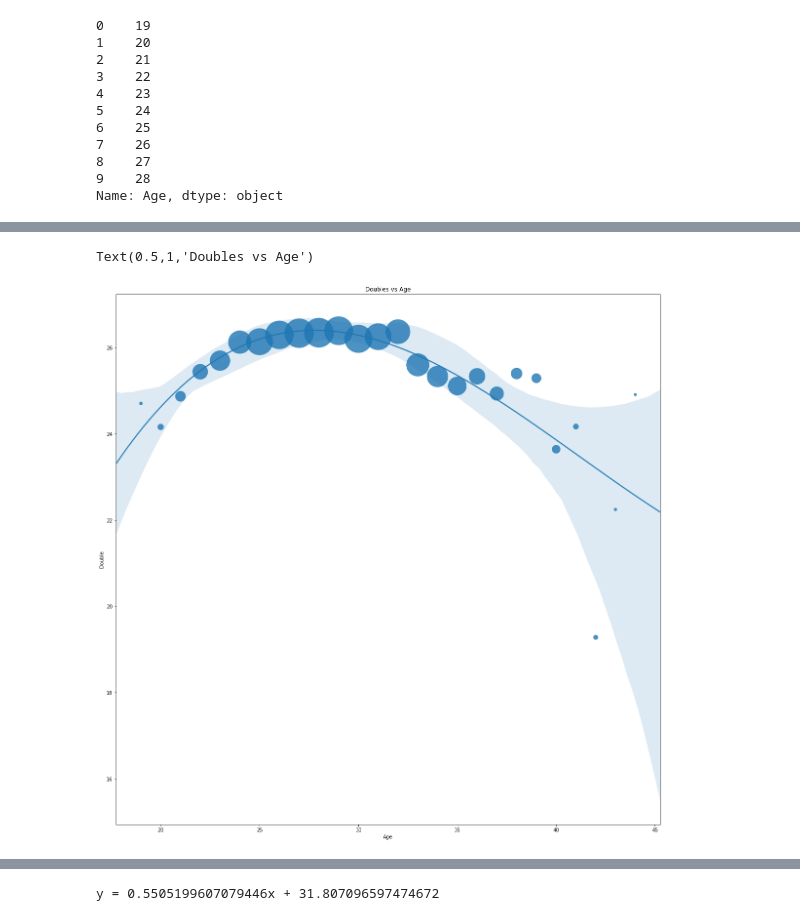
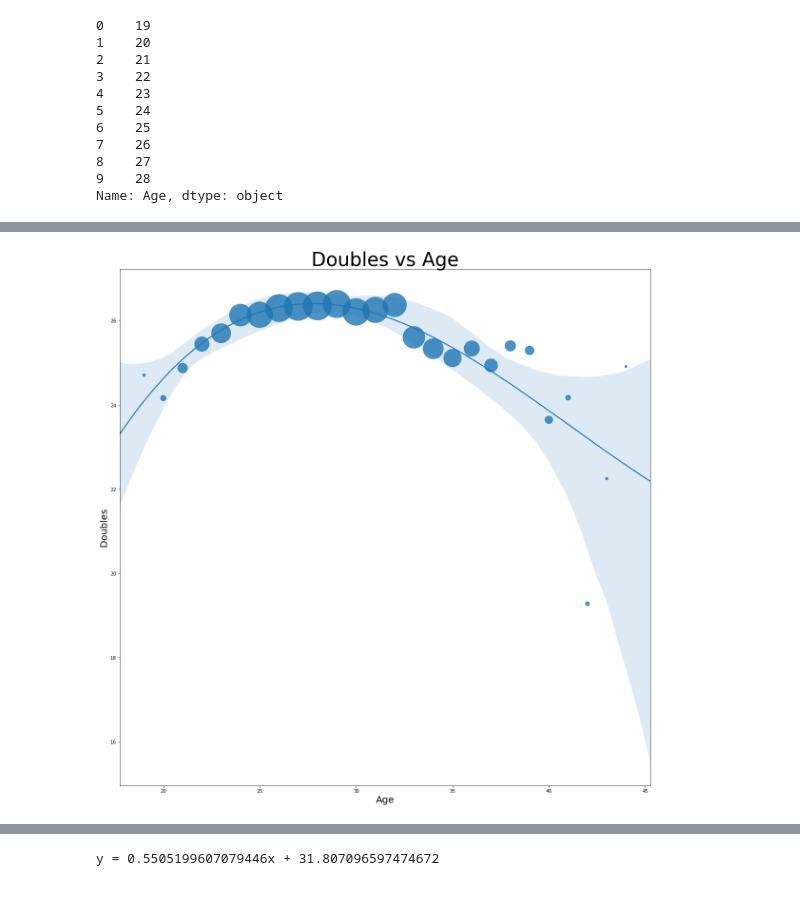
Before and after one commit to AGBarbour/Project-1, a Jupyter notebook: Batting.ipynb, the cells around one changed output, grey strips where cells are left out. Drawn from its saved outputs; the diff is of its cells as text; code cells hidden in the pictures.

```diff
--- a/Batting.ipynb
+++ b/Batting.ipynb
@@ -412,11 +461,13 @@ Text(0.5,1,'Singles vs Age')
 # %%
 a4_dims = (20, 20)
 fig, ax = plt.subplots(figsize=a4_dims)
 sns.regplot(x='Age',y='Double', data=agesDF, ax=ax,scatter_kws={"s": 10*agesDF['Count']**(4/5)},order=3)
-plt.title('Doubles vs Age')
+plt.title('Doubles vs Age', fontsize = 40)
+plt.xlabel('Age', fontsize = 20)
+plt.ylabel('Doubles', fontsize = 20)
+plt.savefig('Batting Output/Doubles.png')
 # %% [output]
-Text(0.5,1,'Doubles vs Age')
-[figure, old version]
+[figure, new version]
 # %%
 a4_dims = (20, 20)
 fig, ax = plt.subplots(figsize=a4_dims)
```
Also changed, not shown: parts of 13 cells of this notebook, 8 other files.
